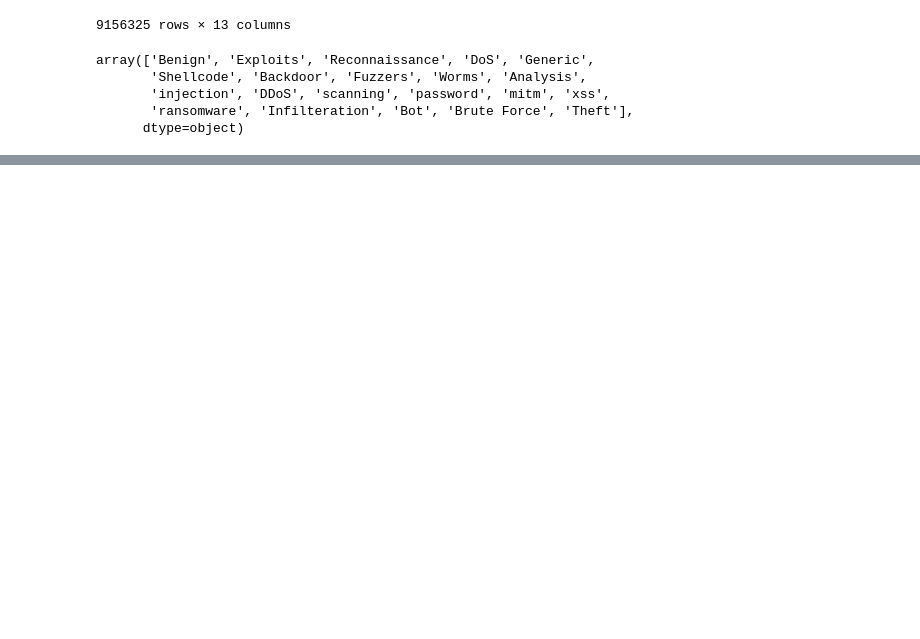
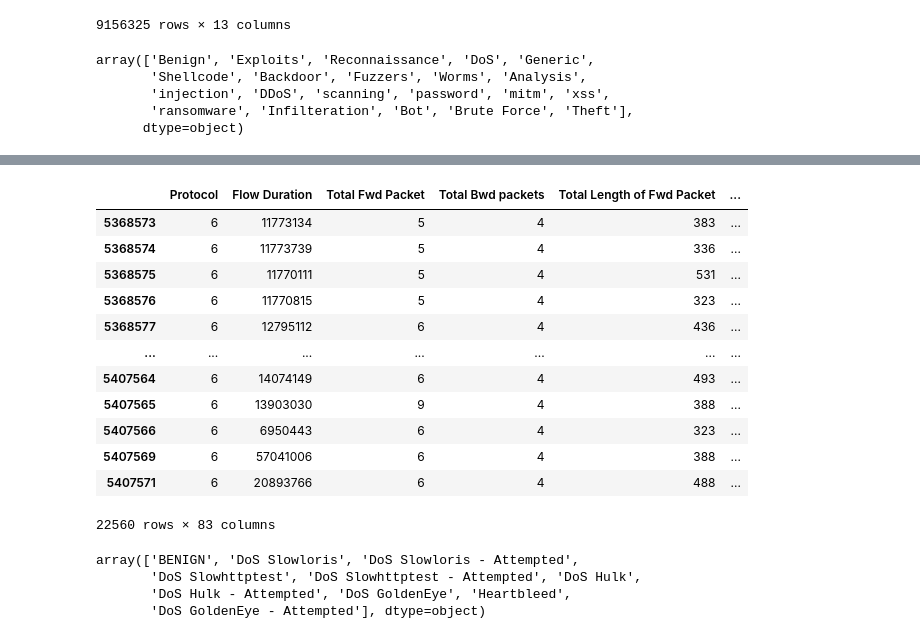
Before and after one commit to TheMessik/thesis, a Jupyter notebook: notebooks/ConCap-CIC2018.ipynb, the cells around one changed output, grey strips where cells are left out. Saved outputs shown, nothing was run; the diff lists cells and outputs as text; code cells hidden in the pictures; blank space fills up the shorter version.

```diff
--- a/notebooks/ConCap-CIC2018.ipynb
+++ b/notebooks/ConCap-CIC2018.ipynb
@@ -435,0 +477,18 @@ array(['Benign', 'Exploits', 'Reconnaissance', 'DoS', 'Generic',
+# %%
+cic_2018_goldeneye = thursday_15[thursday_15["Label"] == "DoS GoldenEye"].copy()
+cic_2018_goldeneye["Label"] = 1
+cic_2018_goldeneye
+# %% [output]
+|  | Protocol | Flow Duration | Total Fwd Packet | Total Bwd packets | Total Length of Fwd Packet | ... |
+| 5368573 | 6 | 11773134 | 5 | 4 | 383 | ... |
+| 5368574 | 6 | 11773739 | 5 | 4 | 336 | ... |
+| 5368575 | 6 | 11770111 | 5 | 4 | 531 | ... |
+| 5368576 | 6 | 11770815 | 5 | 4 | 323 | ... |
+| 5368577 | 6 | 12795112 | 6 | 4 | 436 | ... |
+| ... | ... | ... | ... | ... | ... | ... |
+| 5407564 | 6 | 14074149 | 6 | 4 | 493 | ... |
+| 5407565 | 6 | 13903030 | 9 | 4 | 388 | ... |
+| 5407566 | 6 | 6950443 | 6 | 4 | 323 | ... |
+| 5407569 | 6 | 57041006 | 6 | 4 | 388 | ... |
+| 5407571 | 6 | 20893766 | 6 | 4 | 488 | ... |
+22560 rows × 83 columns
@@ -435,0 +497,7 @@ array(['Benign', 'Exploits', 'Reconnaissance', 'DoS', 'Generic',
+# %%
+cic_2017["Label"].unique()
+# %% [output]
+array(['BENIGN', 'DoS Slowloris', 'DoS Slowloris - Attempted',
+       'DoS Slowhttptest', 'DoS Slowhttptest - Attempted', 'DoS Hulk',
+       'DoS Hulk - Attempted', 'DoS GoldenEye', 'Heartbleed',
+       'DoS GoldenEye - Attempted'], dtype=object)
```
Also changed, not shown: parts of 22 cells of this notebook.
